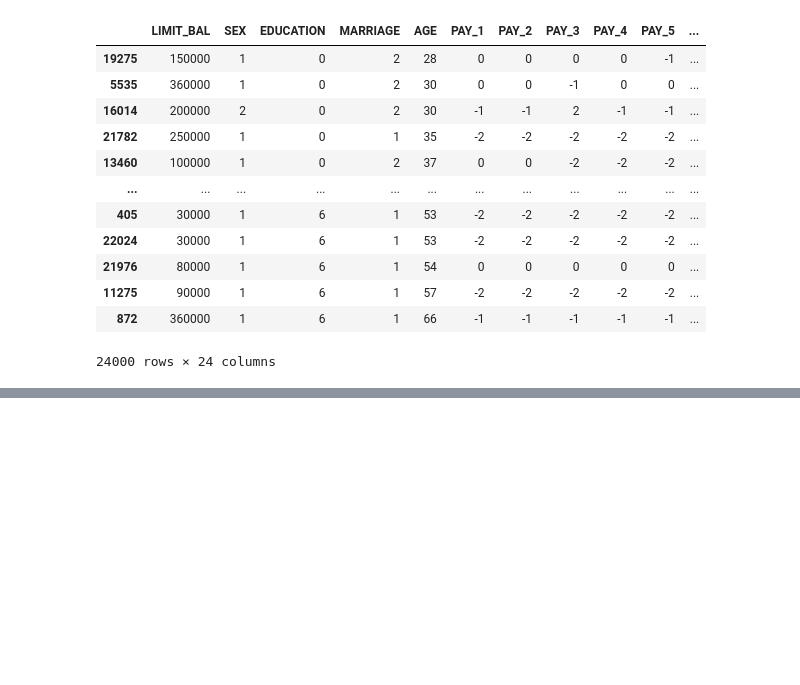
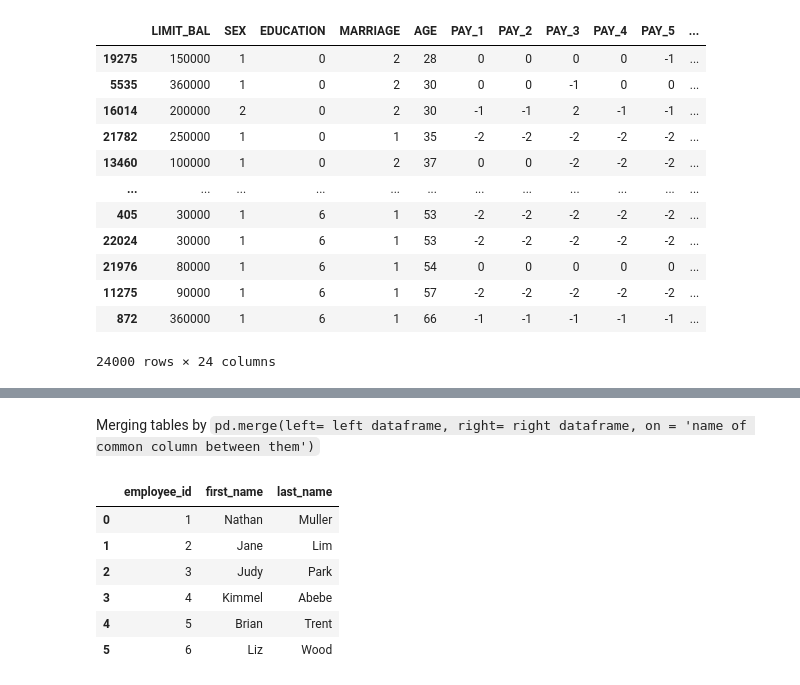
Before and after one commit to Imanhamza/Intoduction-into-pandas, a Jupyter notebook: intro_to_pandas.ipynb, the cells around one changed output, grey strips where cells are left out. Drawn from its saved outputs; the diff is of its cells as text; code cells hidden in the pictures; blank space fills up the shorter version.

````diff
--- a/intro_to_pandas.ipynb
+++ b/intro_to_pandas.ipynb
@@ -425,0 +546,14 @@ gourps rows based off a column and performs an aggregated function on the data.
+# %% [markdown]
+Merging tables by ```pd.merge(left= left dataframe, right= right dataframe, on = 'name of common column between them')```
+# %%
+# merge data on employee_id like SQL
+# combine first and last name
+pd.merge(left = df1, right= df3, on ="employee_id")
+# %% [output]
+|  | employee_id | first_name | last_name |
+| 0 | 1 | Nathan | Muller |
+| 1 | 2 | Jane | Lim |
+| 2 | 3 | Judy | Park |
+| 3 | 4 | Kimmel | Abebe |
+| 4 | 5 | Brian | Trent |
+| 5 | 6 | Liz | Wood |
````
Also changed, not shown: parts of 21 cells of this notebook.
